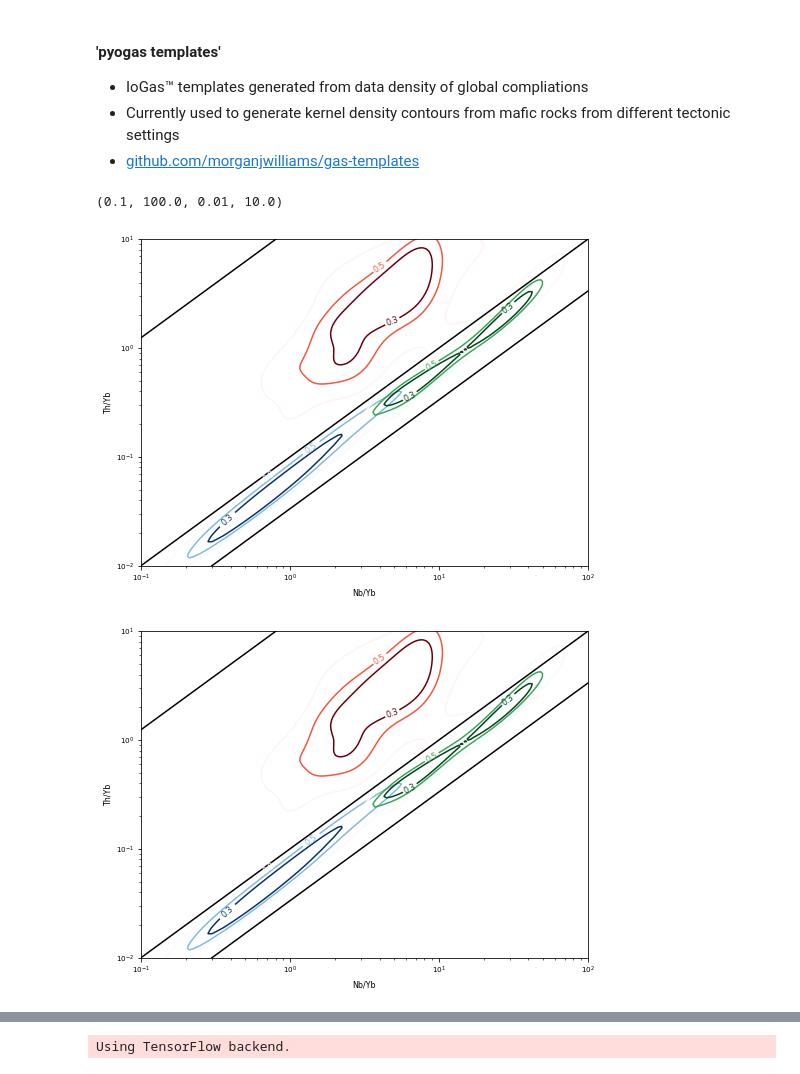
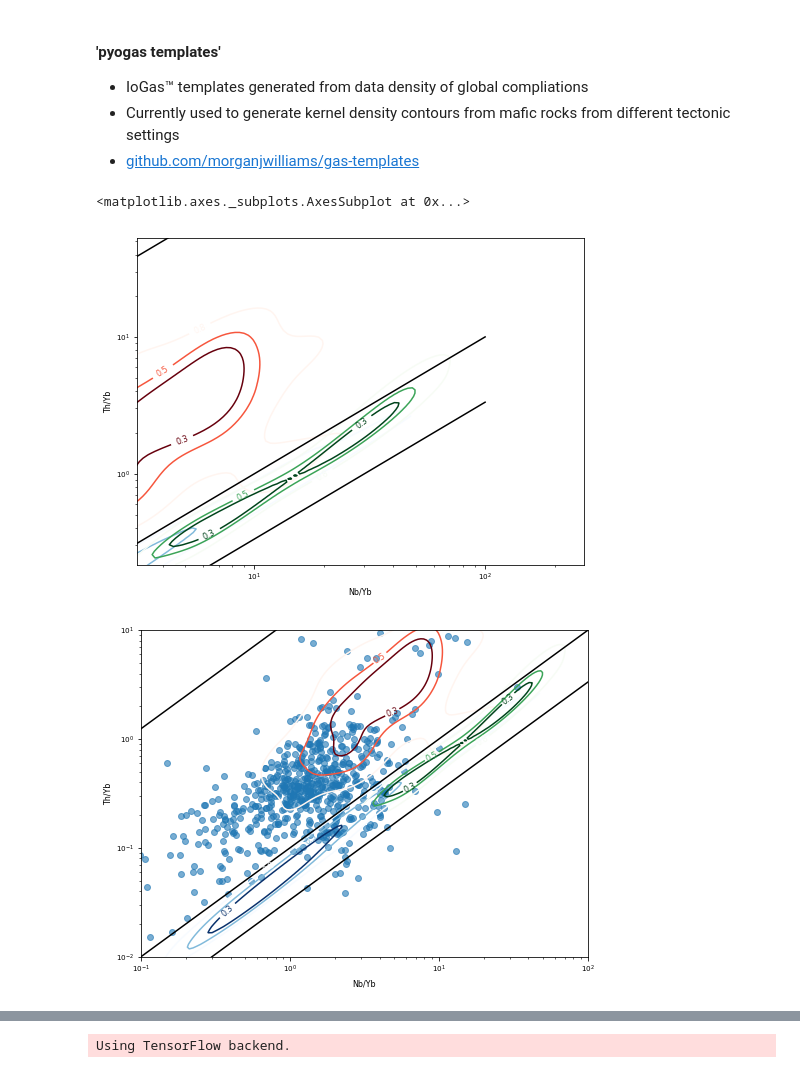
Before and after one commit to morganjwilliams/geochem4nickel, a Jupyter notebook: notebooks/1.1_Introduction.ipynb, the cells around one changed output, grey strips where cells are left out. Drawn from its saved outputs; the diff is of its cells as text; code cells hidden in the pictures.

```diff
--- a/notebooks/1.1_Introduction.ipynb
+++ b/notebooks/1.1_Introduction.ipynb
@@ -270,14 +272,18 @@ df.loc[(df.Class == "CA"), ["Nb/Yb", "Th/Yb"]].pyroplot.density(
 df.loc[(df.Class == "OI"), ["Nb/Yb", "Th/Yb"]].pyroplot.density(
     ax=ax, logx=True, logy=True, bins=100, contours=[0.3, 0.5, 0.8], cmap="Greens"
 )
-ax.axis(lims)
 # %% [output]
-(0.1, 100.0, 0.01, 10.0)
+<matplotlib.axes._subplots.AxesSubplot at 0x...>
-[figure, old version]
+[figure, new version]
-# %%
-ax.figure
-# %% [output]
-[figure, removed]
+# %%
+bdf = load_belts()
+bdf.pyrochem.add_ratio("Th/Yb")
+bdf.pyrochem.add_ratio("Nb/Yb")
+bdf[["Nb/Yb", "Th/Yb"]].pyroplot.scatter(ax=ax, alpha=0.6)
+ax.axis(lims)
+ax.figure
+# %% [output]
+[figure, added]
 # %% [markdown]
 <img src="../img/ClassifierComparison.png" width="50%" style="display:inline;float: right; margin: 0px 15px 15px 0px;"/>
 
```
Also changed, not shown: parts of 7 cells of this notebook, 1 other file.
